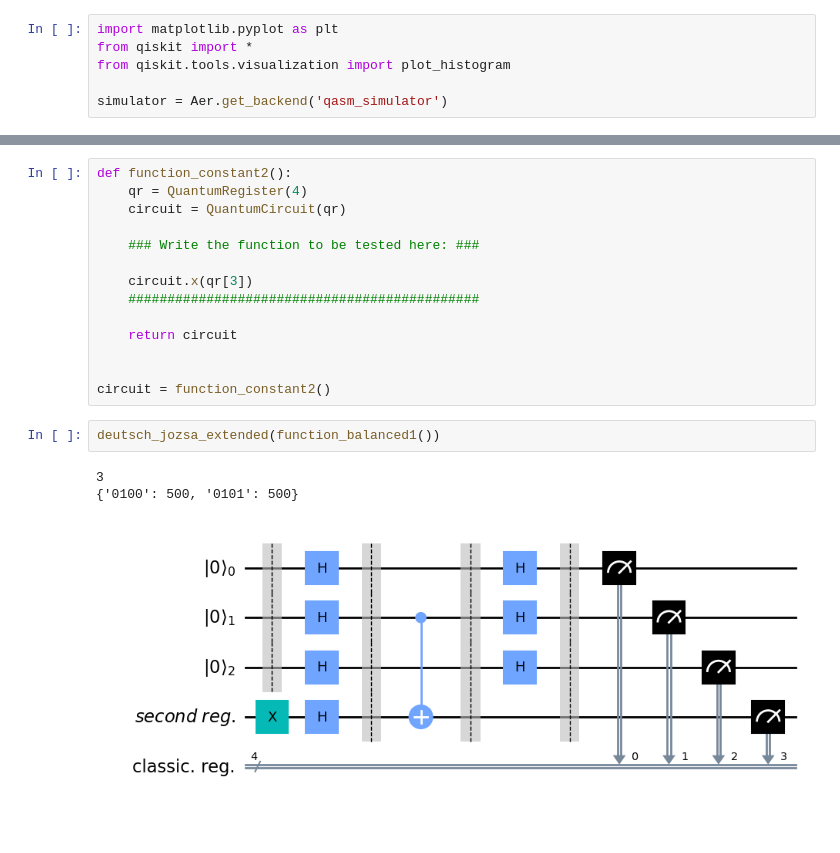
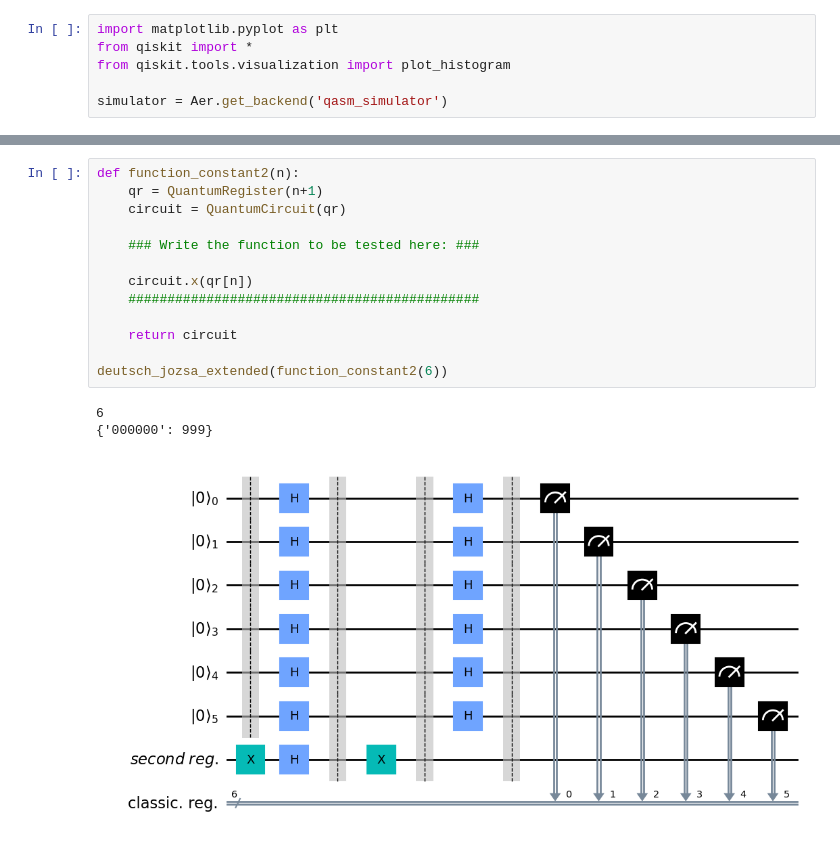
Before and after one commit to gilles-maurer/IT41_DJ_Algorithm, a Jupyter notebook: main.ipynb, the cells around one changed output, grey strips where cells are left out. Cells and saved outputs as stored; diff of their text form.

```diff
--- a/main.ipynb
+++ b/main.ipynb
@@ -149,20 +120,17 @@ circuit = function_constant1()
 # %%
-def function_constant2():
-    qr = QuantumRegister(4)
+def function_constant2(n):
+    qr = QuantumRegister(n+1)
     circuit = QuantumCircuit(qr)
 
     ### Write the function to be tested here: ###
 
-    circuit.x(qr[3])
+    circuit.x(qr[n])
     #############################################
 
     return circuit
 
-
-circuit = function_constant2()
+deutsch_jozsa_extended(function_constant2(6))
+# %% [output]
+6
+{'000000': 999}
+[figure, added]
-# %%
-deutsch_jozsa_extended(function_balanced1())
-# %% [output]
-3
-{'0100': 500, '0101': 500}
-[figure, removed]
```
Also changed, not shown: parts of 16 cells of this notebook.
